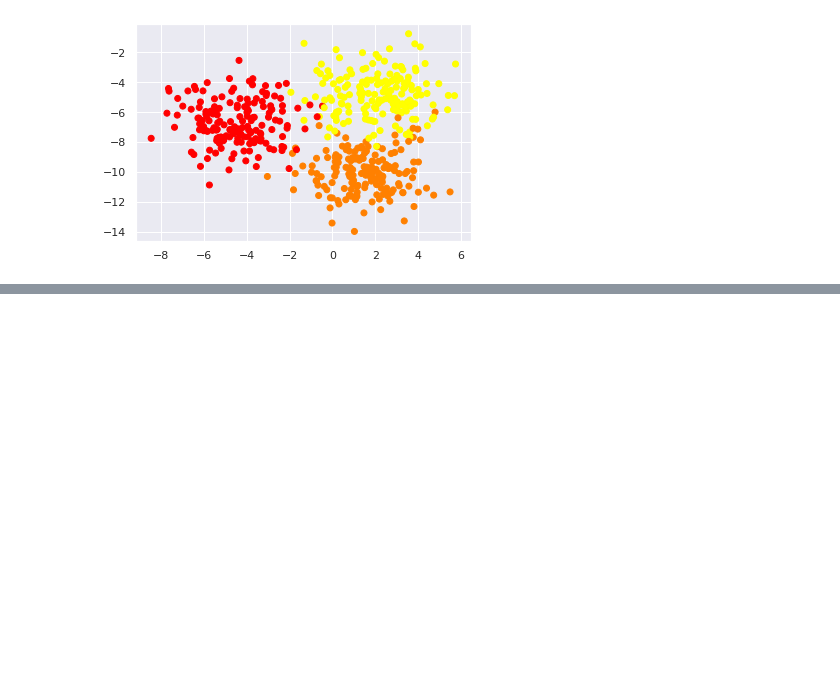
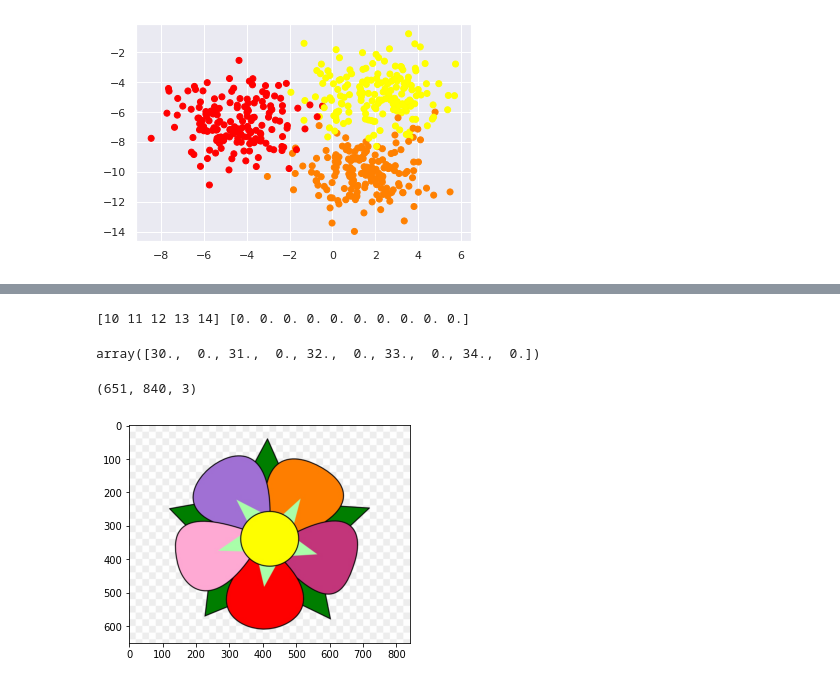
Before and after one commit to KARTIKEYgarg1/udemy-data-science-and-ml, a Jupyter notebook: Practice.ipynb, the cells around one changed output, grey strips where cells are left out. Cells and saved outputs as stored; diff of their text form; code cells hidden in the pictures; blank space fills up the shorter version.

```diff
--- a/Practice.ipynb
+++ b/Practice.ipynb
@@ -279,0 +329,18 @@ X_train,X_test,y_train,y_test=train_test_split(X,y,test_size=0.33)
+# %%
+A=np.arange(5)
+A=np.add(A,10)
+B=np.zeros(10)
+print(A,B)
+np.add(A,20,out=B[::2])
+B
+# %% [output]
+[10 11 12 13 14] [0. 0. 0. 0. 0. 0. 0. 0. 0. 0.]
+array([30.,  0., 31.,  0., 32.,  0., 33.,  0., 34.,  0.])
+# %%
+import matplotlib.pyplot as plt
+im=plt.imread('flower.png',0)
+plt.imshow(im)
+im.shape
+# %% [output]
+(651, 840, 3)
+[figure, added]
```
Also changed, not shown: parts of 6 cells of this notebook.
